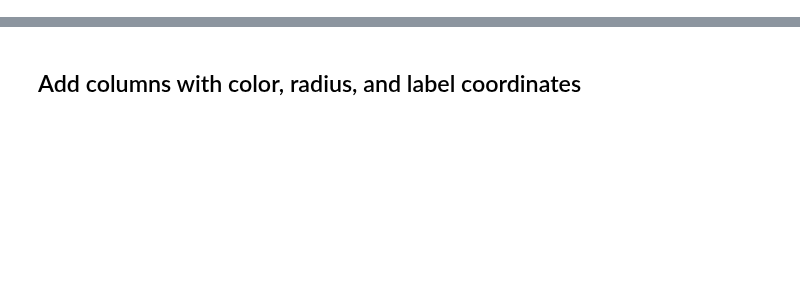
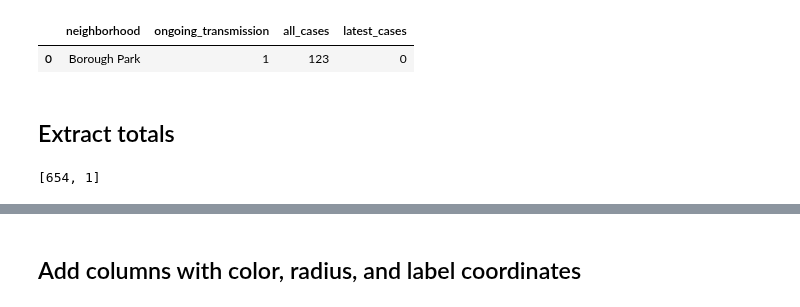
Before and after one commit to carlos-afonso/measles, a Jupyter notebook: notebooks/nyc-measles-cases-by-neighborhood.ipynb, the cells around one changed output, grey strips where cells are left out. Cells and saved outputs as stored; diff of their text form; code cells hidden in the pictures; blank space fills up the shorter version.

```diff
--- a/notebooks/nyc-measles-cases-by-neighborhood.ipynb
+++ b/notebooks/nyc-measles-cases-by-neighborhood.ipynb
@@ -53,6 +0,0 @@ Index(['Neighborhood', 'Ongoing transmission (2019-07-29)',
-# %%
-new_cols = ['neighborhood', 'ongoing_transmission', 'all_cases', 'new_cases']
-
-measles_df.columns = new_cols
-
-measles_df
@@ -234,0 +157,19 @@ df.shape
+# %%
+measles_new_cols = ['neighborhood', 'ongoing_transmission', 'all_cases', 'latest_cases']
+
+measles_df.columns = measles_new_cols
+
+measles_df.head(1)
+# %% [output]
+|  | neighborhood | ongoing_transmission | all_cases | latest_cases |
+| 0 | Borough Park | 1 | 123 | 0 |
+# %% [markdown]
+## Extract totals
+# %%
+all_cases_total = measles_df[measles_df['neighborhood'] == 'TOTAL']['all_cases'].values[0]
+
+latest_cases_total = measles_df[measles_df['neighborhood'] == 'TOTAL']['latest_cases'].values[0]
+
+[all_cases_total, latest_cases_total]
+# %% [output]
+[654, 1]
```
Also changed, not shown: parts of 43 cells of this notebook, 15 other files.
